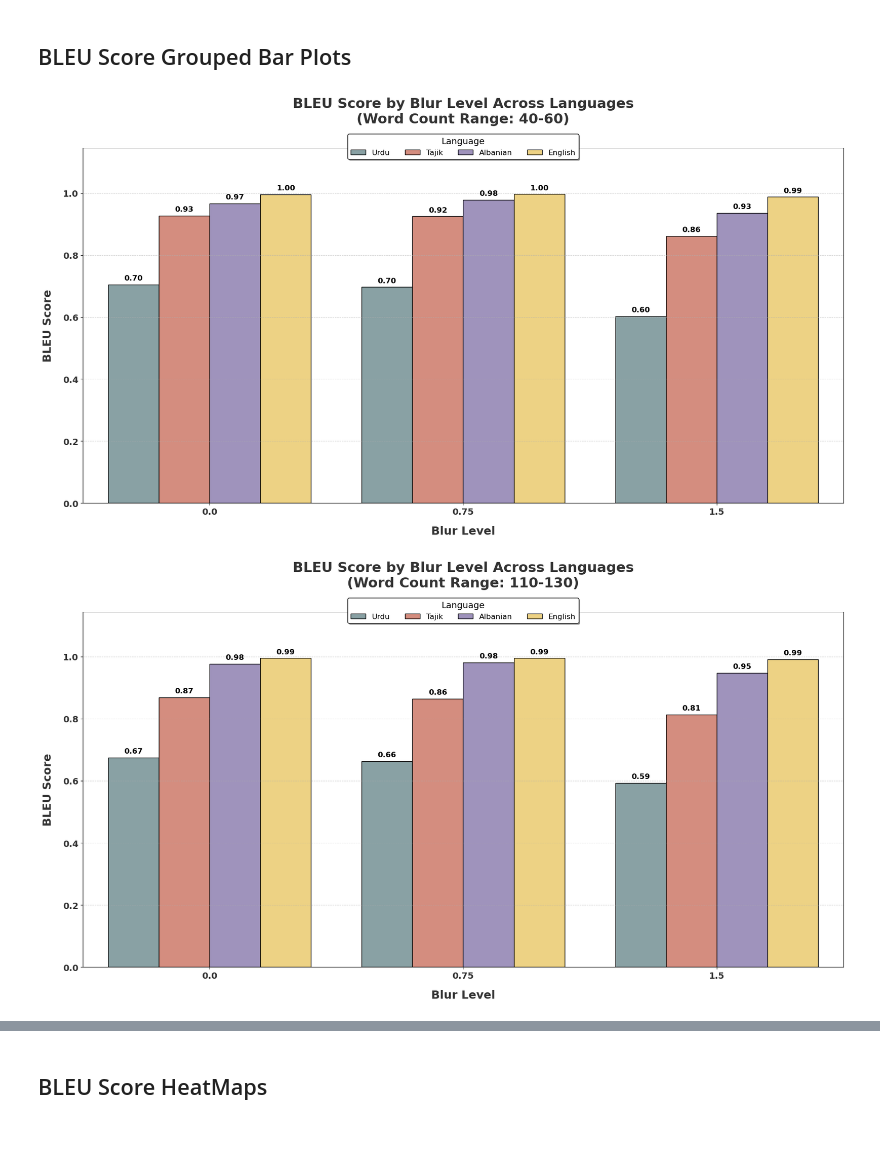
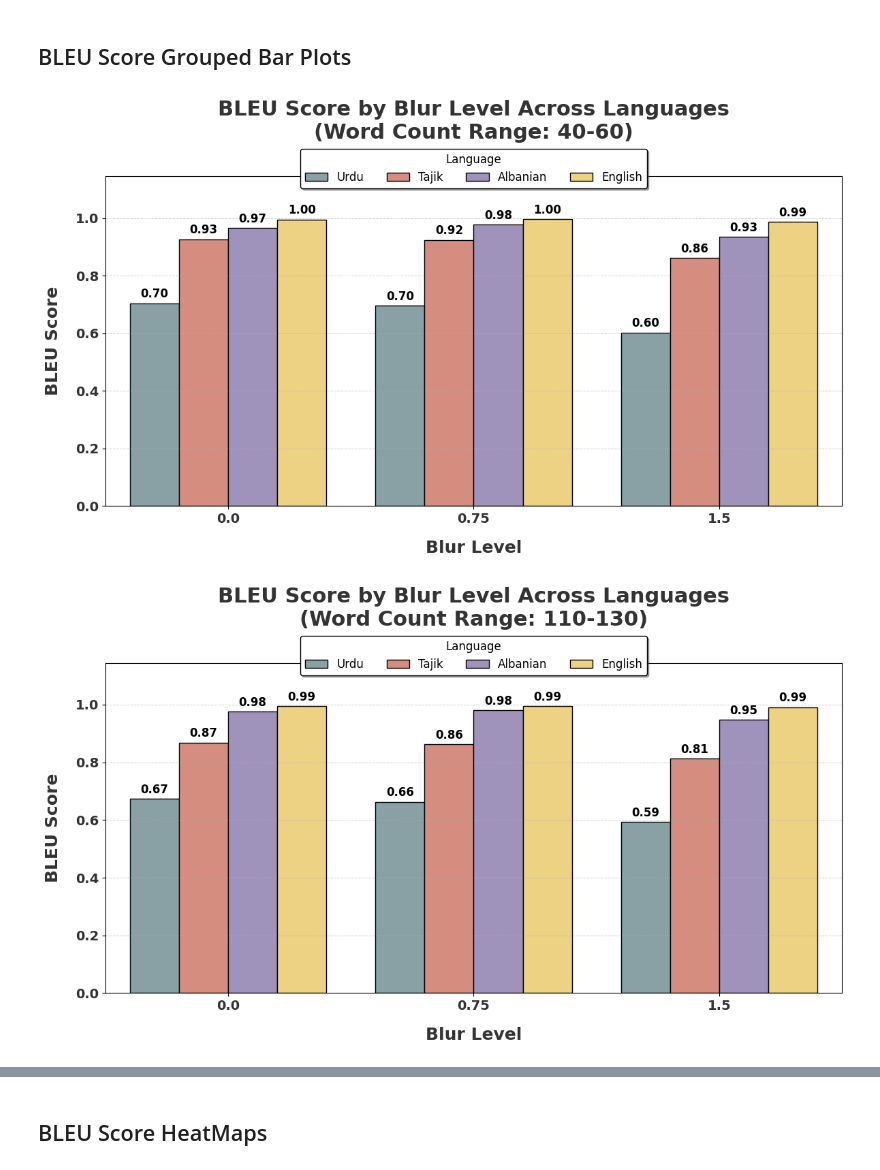
Before and after one commit to abdullahsohaill/CS6303-ResearchProject, a Jupyter notebook: Analysis/Blur_Analysis.ipynb, the cells around one changed output, grey strips where cells are left out. Drawn from its saved outputs; the diff is of its cells as text; code cells hidden in the pictures; blank space fills up the shorter version.

```diff
--- a/Analysis/Blur_Analysis.ipynb
+++ b/Analysis/Blur_Analysis.ipynb
@@ -624,7 +624,7 @@ Combined BLEU results DataFrame created.
 # Grouped Bar Plot for BLEU Score by Blur Level
 def plot_grouped_bar_bleu_blur(df, word_count_order):
     for word_count in word_count_order:
-        plt.figure(figsize=(18, 10))
+        plt.figure(figsize=(12, 7))
 
         # Filter data for the specific word count range
         wc_combined_df = df[df['Word Count Range'] == word_count]
@@ -655,44 +655,44 @@ def plot_grouped_bar_bleu_blur(df, word_count_order):
                     fontsize=12,
                     fontweight='bold',
                     color='black'
                 )
 
         # Customize the title and axis labels
         plt.title(
             f'BLEU Score by Blur Level Across Languages\n(Word Count Range: {word_count})',
             fontsize=22,
             fontweight='bold',
             pad=40,  # Increased padding to avoid overlap with legend
             color='#333333'
         )
         plt.xlabel('Blur Level', fontsize=18, labelpad=15, fontweight='bold', color='#333333')
         plt.ylabel('BLEU Score', fontsize=18, labelpad=15, fontweight='bold', color='#333333')
 
         # Customize the legend and move it below the title
         plt.legend(
-            title='Language',
-            title_fontsize=14,
-            fontsize=12,
-            loc='upper center',  # Position legend below the title
-            bbox_to_anchor=(0.5, 1.05),  # Adjust position (centered above the plot)
-            frameon=True,
-            facecolor='white',
-            edgecolor='black',
-            fancybox=True,
-            shadow=True,
-            ncol=len(wc_combined_df['Language'].unique())  # Arrange legend items in a single row
-        )
+        title='Language',
+        title_fontsize=12,
+        fontsize=12,
+        loc='upper center',  # Position at the top center
+        bbox_to_anchor=(0.5, 1.1),  # Slightly below the title
+        frameon=True,
+        facecolor='white',
+        edgecolor='black',
+        fancybox=True,
+        shadow=True,
+        ncol=4   # Arrange legend items in a single row
+    )
 
         # Add gridlines with a clean look
         plt.grid(axis='y', linestyle='--', linewidth=0.7, alpha=0.6)
         plt.xticks(fontsize=14, fontweight='bold', color='#333333')
         plt.yticks(fontsize=14, fontweight='bold', color='#333333')
         plt.ylim(0, wc_combined_df['BLEU'].max() * 1.15)
         plt.tight_layout()
         plt.show()
 
 # Call the function for BLEU Score
 plot_grouped_bar_bleu_blur(bleu_combined_df, word_count_order)
 # %% [output]
-[figure, old version]
+[figure, new version]
-[figure, old version]
+[figure, new version]
```
Also changed, not shown: parts of 7 cells of this notebook, 2 other files.
